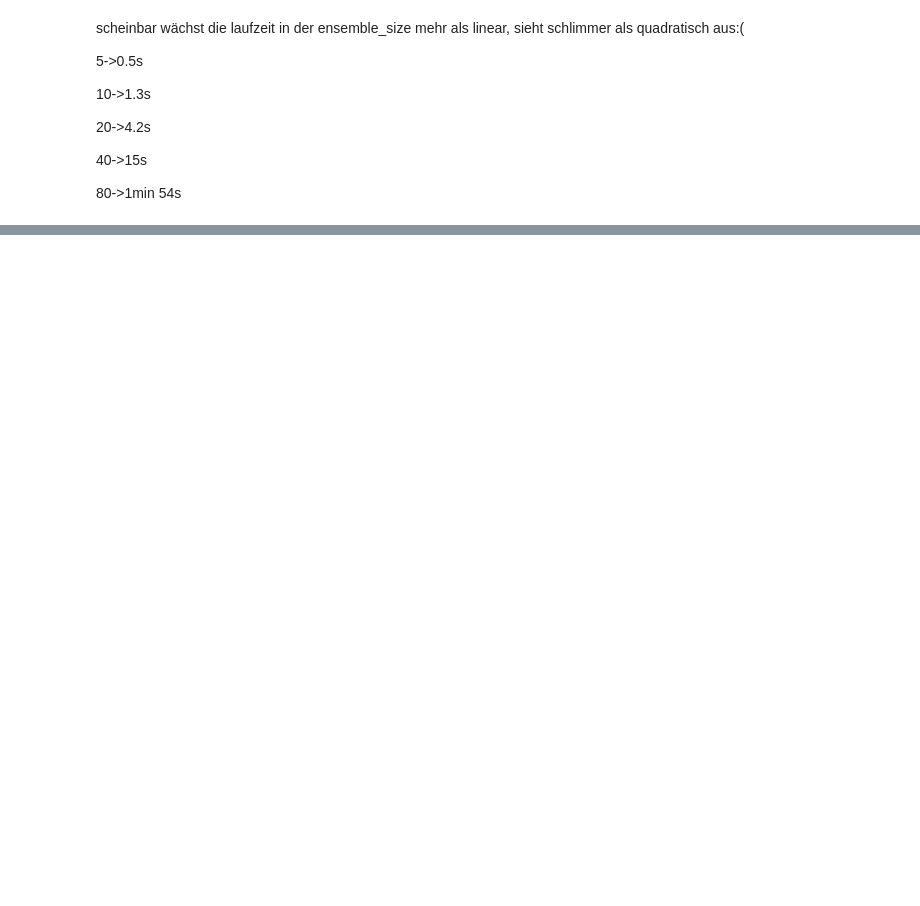
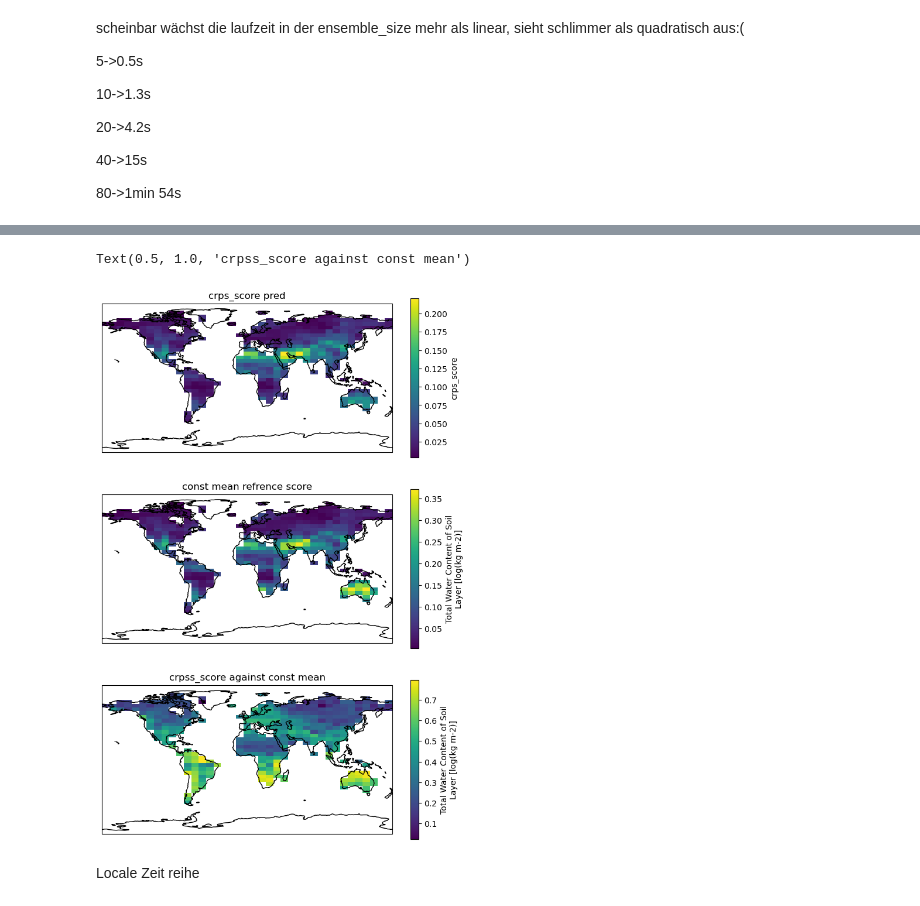
Before and after one commit to pjunghans1234/bachelorarbeit, a Jupyter notebook: calibrate_model_example.ipynb, the cells around one changed output, grey strips where cells are left out. Drawn from its saved outputs; the diff is of its cells as text; code cells hidden in the pictures; blank space fills up the shorter version.

```diff
--- a/calibrate_model_example.ipynb
+++ b/calibrate_model_example.ipynb
@@ -229,0 +186,2 @@ ax.coastlines()
+# %%
+space_scores_stacked = model_analysis.crps_score.add_crpss_against_mean_ensemble_score(space_crps_score_stacked,test_target_ds_t)
@@ -229,0 +237,27 @@ ax.coastlines()
+# %%
+fig, ax = plt.subplots(
+    subplot_kw={"projection": ccrs.PlateCarree()},
+    nrows=3,
+    ncols=1,
+    figsize=(8, 12)
+)
+
+da = space_scores.isel(depth=0).mean("time").crps_score
+da.plot(ax=ax[0])
+ax[0].coastlines()
+ax[0].set_title("crps_score pred")
+
+da = space_scores.isel(depth=0).mean("time").const_mean_crps
+da.plot(ax=ax[1])
+ax[1].coastlines()
+ax[1].set_title("const mean refrence score")
+
+da = space_scores.isel(depth=0).mean("time").crpss_against_mean
+da.plot(ax=ax[2])
+ax[2].coastlines()
+ax[2].set_title("crpss_score against const mean")
+# %% [output]
+Text(0.5, 1.0, 'crpss_score against const mean')
+[figure, added]
+# %% [markdown]
+Locale Zeit reihe
```
Also changed, not shown: parts of 32 cells of this notebook, 3 other files.
